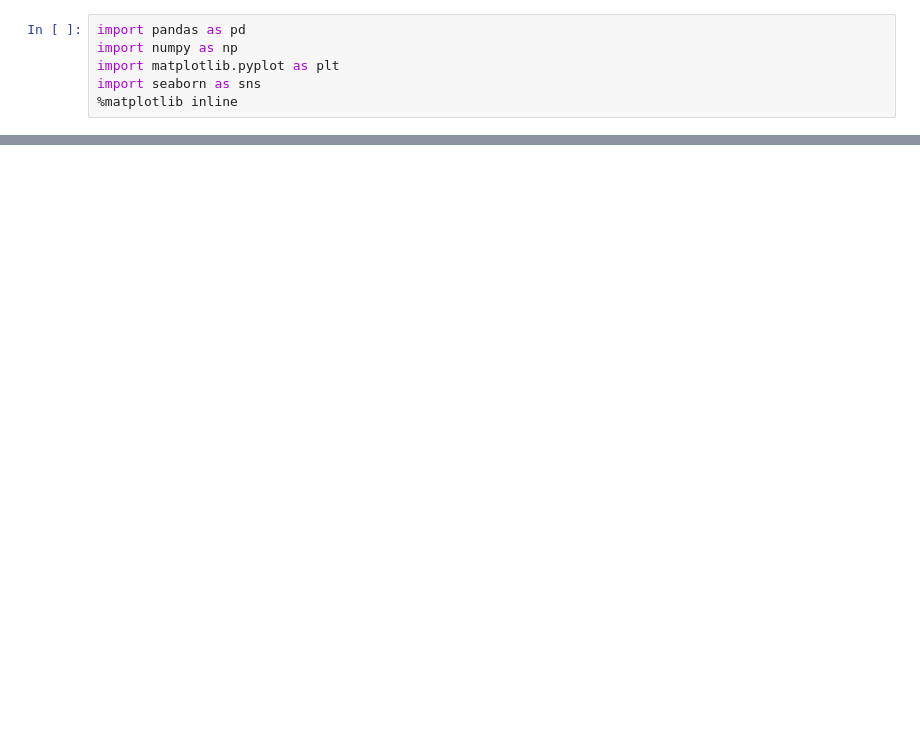
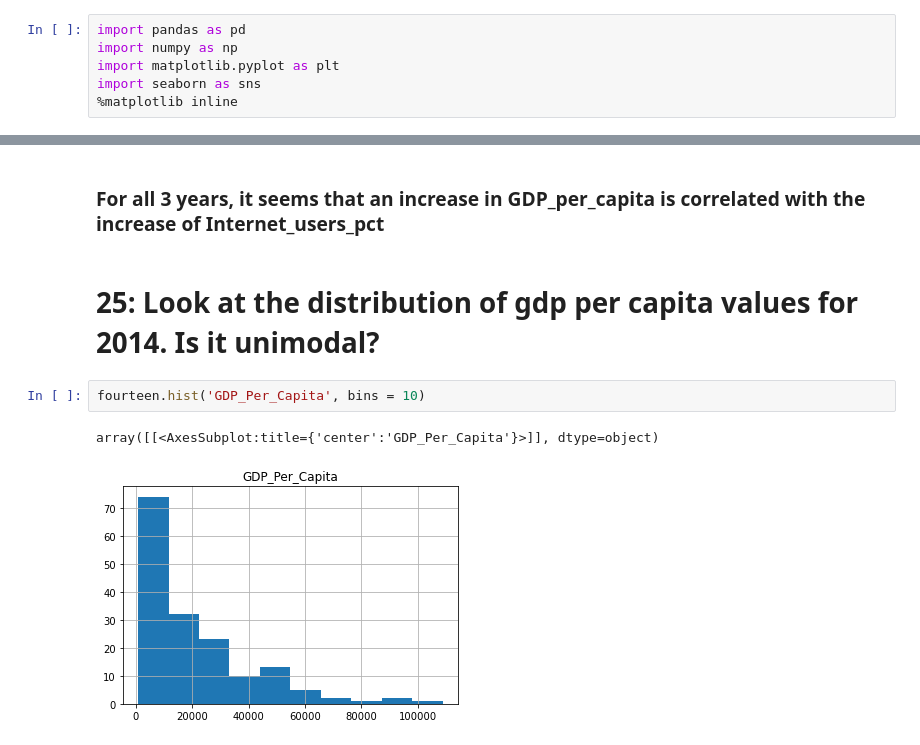
Before and after one commit to MaGoodman12/gdp-and-internet-usage-MaGoodman12, a Jupyter notebook: Jupyter_notebooks/internet_project.ipynb, the cells around one changed output, grey strips where cells are left out. Cells and saved outputs as stored; diff of their text form; blank space fills up the shorter version.

```diff
--- a/Jupyter_notebooks/internet_project.ipynb
+++ b/Jupyter_notebooks/internet_project.ipynb
@@ -181,0 +316,9 @@ BONUS: Download another data set from the UN data (http://data.un.org/Explorer.a
+# %% [markdown]
+### For all 3 years, it seems that an increase in GDP_per_capita is correlated with the increase of Internet_users_pct
+# %% [markdown]
+# 25: Look at the distribution of gdp per capita values for 2014. Is it unimodal?
+# %%
+fourteen.hist('GDP_Per_Capita', bins = 10)
+# %% [output]
+array([[<AxesSubplot:title={'center':'GDP_Per_Capita'}>]], dtype=object)
+[figure, added]
```
Also changed, not shown: parts of 104 cells of this notebook.
